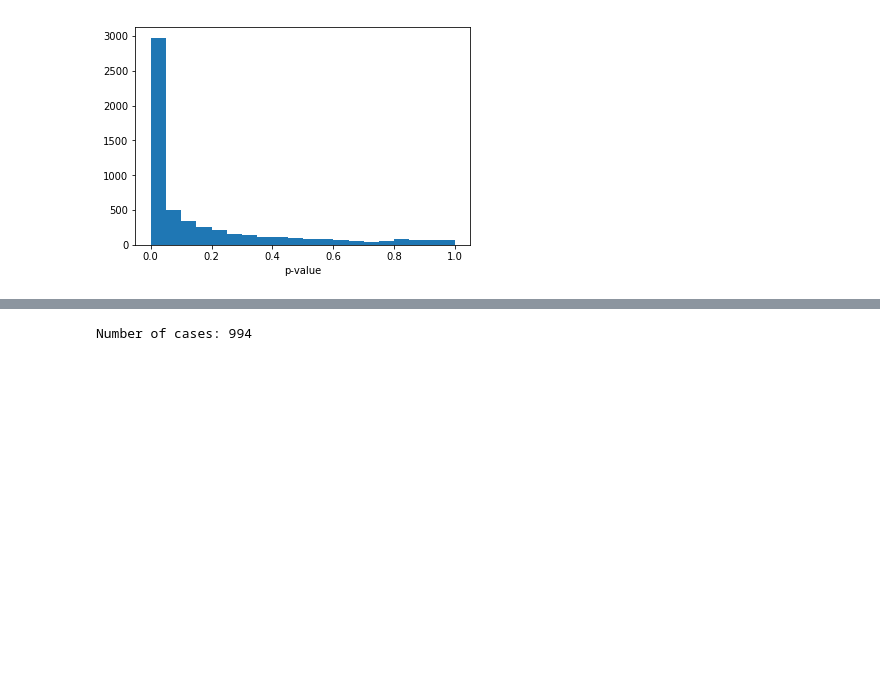
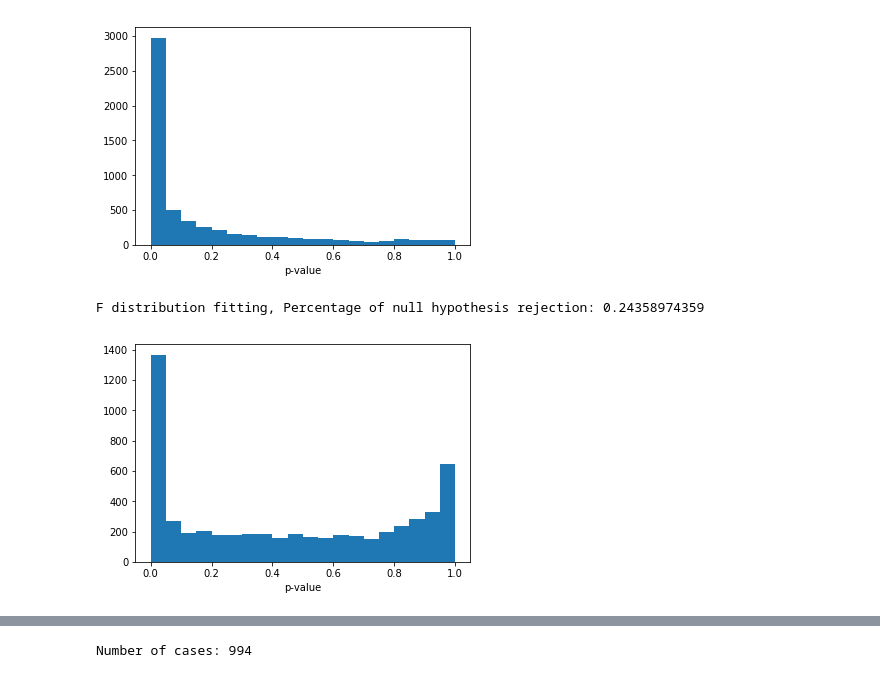
Before and after one commit to jiawei-wang-ucd/jiawei-computations, a Jupyter notebook: data_analysis.ipynb, the cells around one changed output, grey strips where cells are left out. Drawn from its saved outputs; the diff is of its cells as text; code cells hidden in the pictures; blank space fills up the shorter version.

```diff
--- a/data_analysis.ipynb
+++ b/data_analysis.ipynb
@@ -479,3 +479,19 @@ print 'Exponential distribution fitting, Percentage of null hypothesis rejection
 # %% [output]
 Exponential distribution fitting, Percentage of null hypothesis rejection: 0.530092592593
 [figure]
+# %%
+# F distribution
+p1 = MLE_fit_rejection_ratio(minimum_path, distribution = 'f')
+p2 = MLE_fit_rejection_ratio(objective_one_percent_path,distribution = 'f')
+p3 = MLE_fit_rejection_ratio(objective_zero_path, distribution = 'f')
+p4 = MLE_fit_rejection_ratio(additive_faces_path, distribution = 'f')
+p = p1 + p2 + p3 + p4
+# %%
+# distribution of p values in F distribution fitting.
+plt.hist(p, bins = 20)
+plt.xlabel('p-value')
+plt.savefig('F_p_value_distribution.pdf')
+print 'F distribution fitting, Percentage of null hypothesis rejection: {}'.format(sum(1 if v < 0.05 else 0 for v in p)*1.0/len(p))
+# %% [output]
+F distribution fitting, Percentage of null hypothesis rejection: 0.24358974359
+[figure, added]
```
Also changed, not shown: parts of 26 cells of this notebook, 1 other file.
